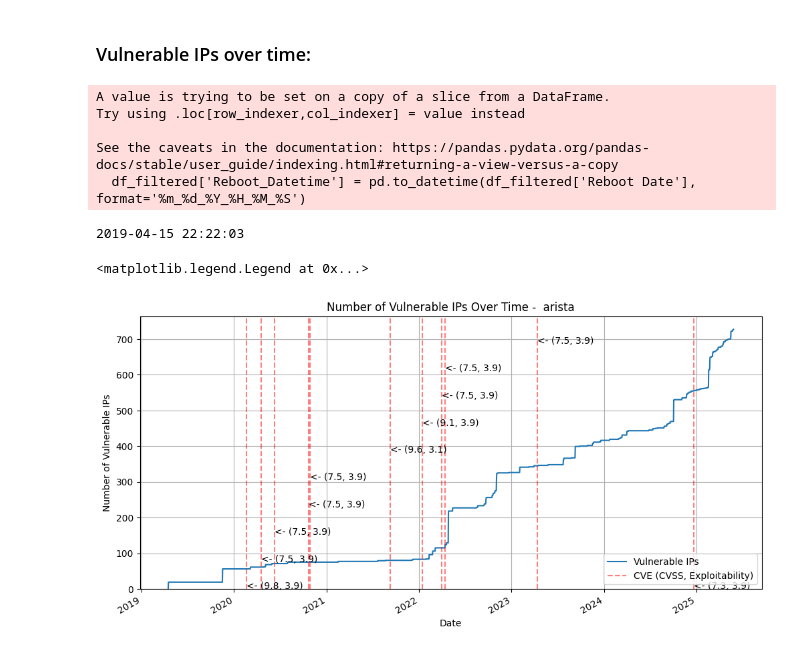
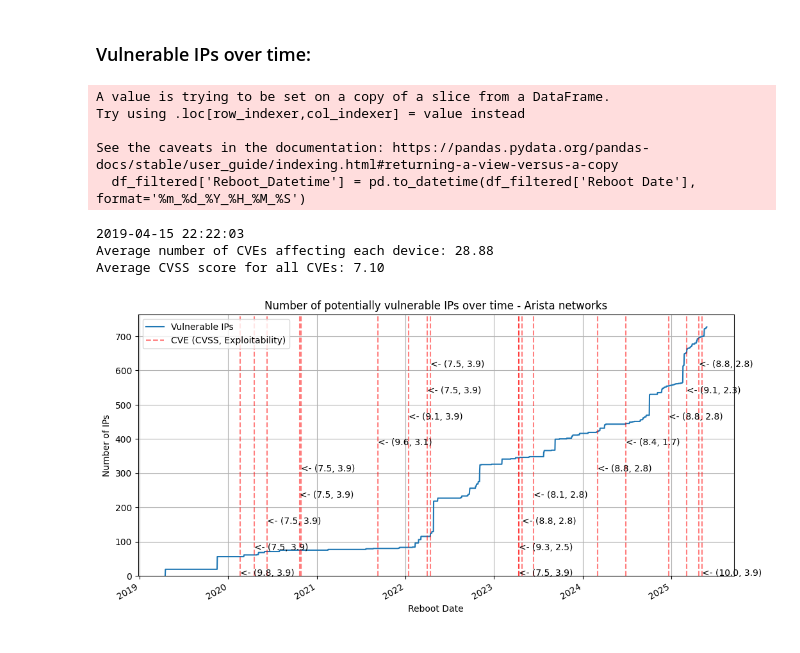
Before and after one commit to HuibSprangers-leiden/HackingLab-SNMP, a Jupyter notebook: analysis.ipynb, the cells around one changed output. Saved outputs shown, nothing was run; the diff lists cells and outputs as text; code cells hidden in the pictures.

Commit message:
Add result graphs + fix cve_matching error 429

```diff
--- a/analysis.ipynb
+++ b/analysis.ipynb
@@ -22,11 +22,15 @@ mac_counts = unknown_vendors.groupby('Enterprise Code')['IP'].agg(['count', list
 # Rename columns for clarity
 mac_counts.columns = ['Count', 'IPs']
 
-print(f"Total IPs with unknown vendors: {len(unknown_vendors)}")
-print("\nMAC addresses and their counts for unknown vendors:")
-print(mac_counts)
+# print(f"Total IPs with unknown vendors: {len(unknown_vendors)}")
+# print("\nMAC addresses and their counts for unknown vendors:")
+# print(mac_counts)
 
-
+# Merge rows for Brocade
+df['Vendor'] = df['Vendor'].replace(
+    "Brocade Communication Systems, Inc. (formerly 'Foundry Networks, Inc.')",
+    "Brocade Communications Systems, Inc."
+)
 
 # Filter vendors in case we need more filtering
 excluded_vendors_file = "config/excluded_vendors.txt"
@@ -37,7 +41,7 @@ with open(excluded_vendors_file, 'r', encoding='utf-8') as file:
 df['Engine_Age'] = pd.Timestamp.now() - pd.to_timedelta(df['Engine Time'], unit='s')
 # Filter out rows with engine time before 1998
 df = df[df['Engine_Age'].dt.year >= 1998]
-print(df['Engine_Age'])
+#print(df['Engine_Age'])
 
 size_before = df.shape[0]
 print(excluded_vendors)
@@ -157,9 +151,9 @@ for time_point in time_range:
 # Create and plot the time series
 vulnerability_ts = pd.Series(vulnerable_counts, index=time_range)
 vulnerability_ts.plot(figsize=(12, 6))
-plt.title(f'Number of Vulnerable IPs Over Time - {translated_vendor}')
-plt.xlabel('Date')
-plt.ylabel('Number of Vulnerable IPs')
+plt.title(f'Number of potentially vulnerable IPs over time - Arista networks')
+plt.xlabel('Reboot Date')
+plt.ylabel('Number of IPs')
 plt.grid(True)
 plt.ylim(bottom=0)  # Force y-axis to start at 0
 
@@ -172,34 +166,52 @@ for _, cve in cves.iterrows():
     cve_date = pd.to_datetime(published_str).normalize()
 
 # Create a dictionary to store highest scoring CVE per date
 cve_highest_scores = {}
 for _, cve in cves.iterrows():
     cve_date = pd.to_datetime(cve['Published']).normalize()
-    if cve['CVSS_Score'] > 7 and cve['Exploitablity_Score'] > 3:
+    if cve['CVSS_Score'] > 7.4 and cve['Exploitablity_Score'] > 0:
         if cve_date >= start_date and cve_date <= end_date:
             current_score = cve['CVSS_Score'] + cve['Exploitablity_Score']
             if cve_date not in cve_highest_scores or current_score > cve_highest_scores[cve_date]['score']:
                 cve_highest_scores[cve_date] = {
                     'score': current_score,
                     'cvss': cve['CVSS_Score'],
                     'exploitability': cve['Exploitablity_Score']
                 }
 
 # Plot the highest scoring CVE per date
 i = 0
 for cve_date, scores in cve_highest_scores.items():
     plt.axvline(x=cve_date, color='r', linestyle='--', alpha=0.5)
-    text_height = plt.ylim()[0] + (plt.ylim()[1] - plt.ylim()[0]) * (0.1 * (i % 10))
+    text_height = plt.ylim()[0] + (plt.ylim()[1] - plt.ylim()[0]) * (0.1 * (i % 9))
     plt.text(cve_date, text_height, f'<- ({scores["cvss"]:.1f}, {scores["exploitability"]:.1f})',
              horizontalalignment='left', alpha=1)
     i += 1
 plt.legend(['Vulnerable IPs', 'CVE (CVSS, Exploitability)'])
+
+# For each device, count CVEs published after its reboot date
+cve_dates = pd.to_datetime(cves['Published']).dt.normalize()
+device_cve_counts = []
+for _, row in df_filtered.iterrows():
+    reboot_date = row['Reboot_Datetime']
+    # Count CVEs published after reboot date
+    num_cves = (cve_dates > reboot_date).sum()
+    device_cve_counts.append(num_cves)
+
+
+average_cves_per_device = sum(device_cve_counts) / len(device_cve_counts) if device_cve_counts else 0
+print(f"Average number of CVEs affecting each device: {average_cves_per_device:.2f}")
+
+# Calculate and print the average CVSS score for all CVEs
+average_cvss_score = cves['CVSS_Score'].mean()
+print(f"Average CVSS score for all CVEs: {average_cvss_score:.2f}")
 # %% [output]
 A value is trying to be set on a copy of a slice from a DataFrame.
 Try using .loc[row_indexer,col_indexer] = value instead
 
 See the caveats in the documentation: https://pandas.pydata.org/pandas-docs/stable/user_guide/indexing.html#returning-a-view-versus-a-copy
   df_filtered['Reboot_Datetime'] = pd.to_datetime(df_filtered['Reboot Date'], format='%m_%d_%Y_%H_%M_%S')
 2019-04-15 22:22:03
+Average number of CVEs affecting each device: 28.88
+Average CVSS score for all CVEs: 7.10
-<matplotlib.legend.Legend at 0x...>
-[figure, old version]
+[figure, new version]
```
Also changed, not shown: parts of 9 cells of this notebook, 6 other files.
